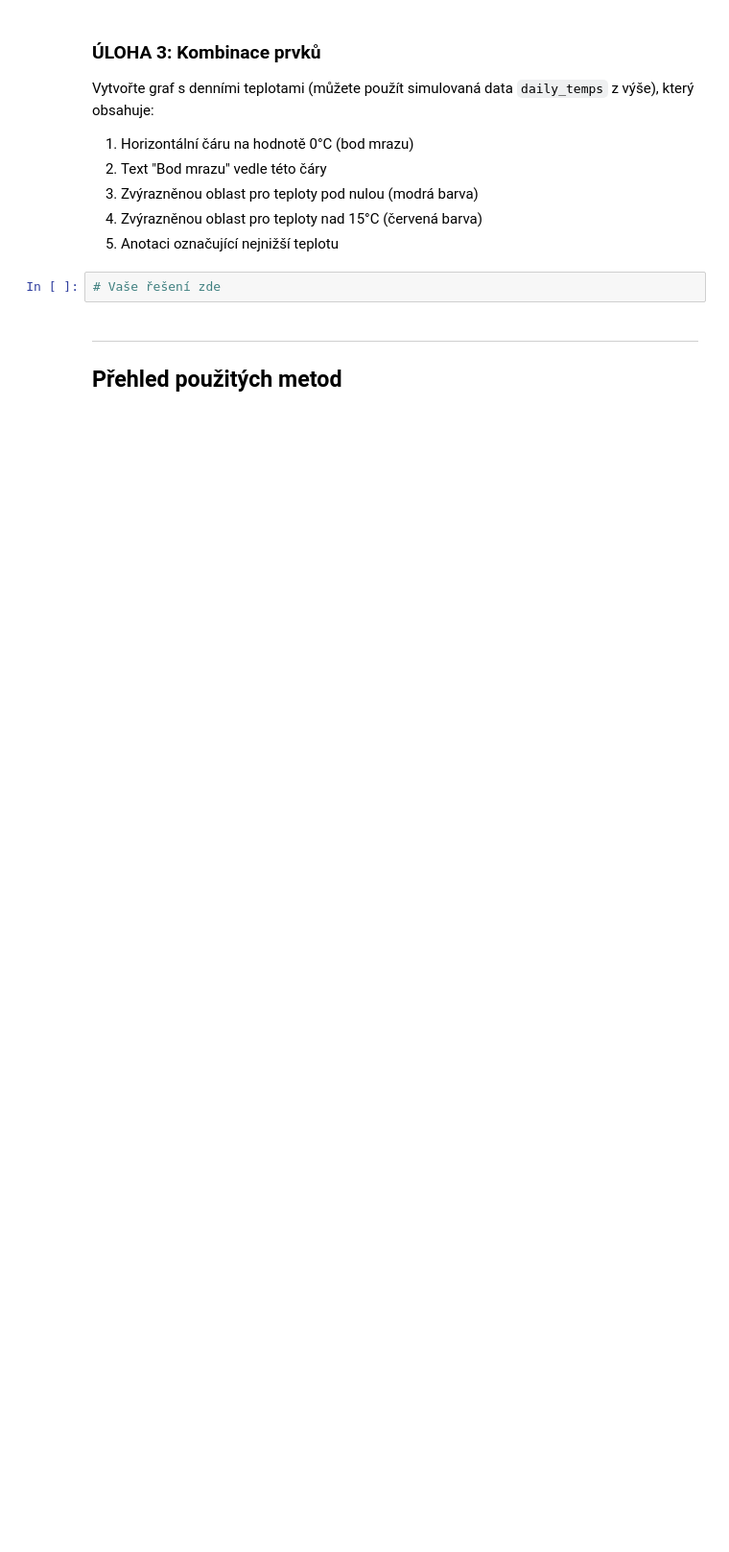
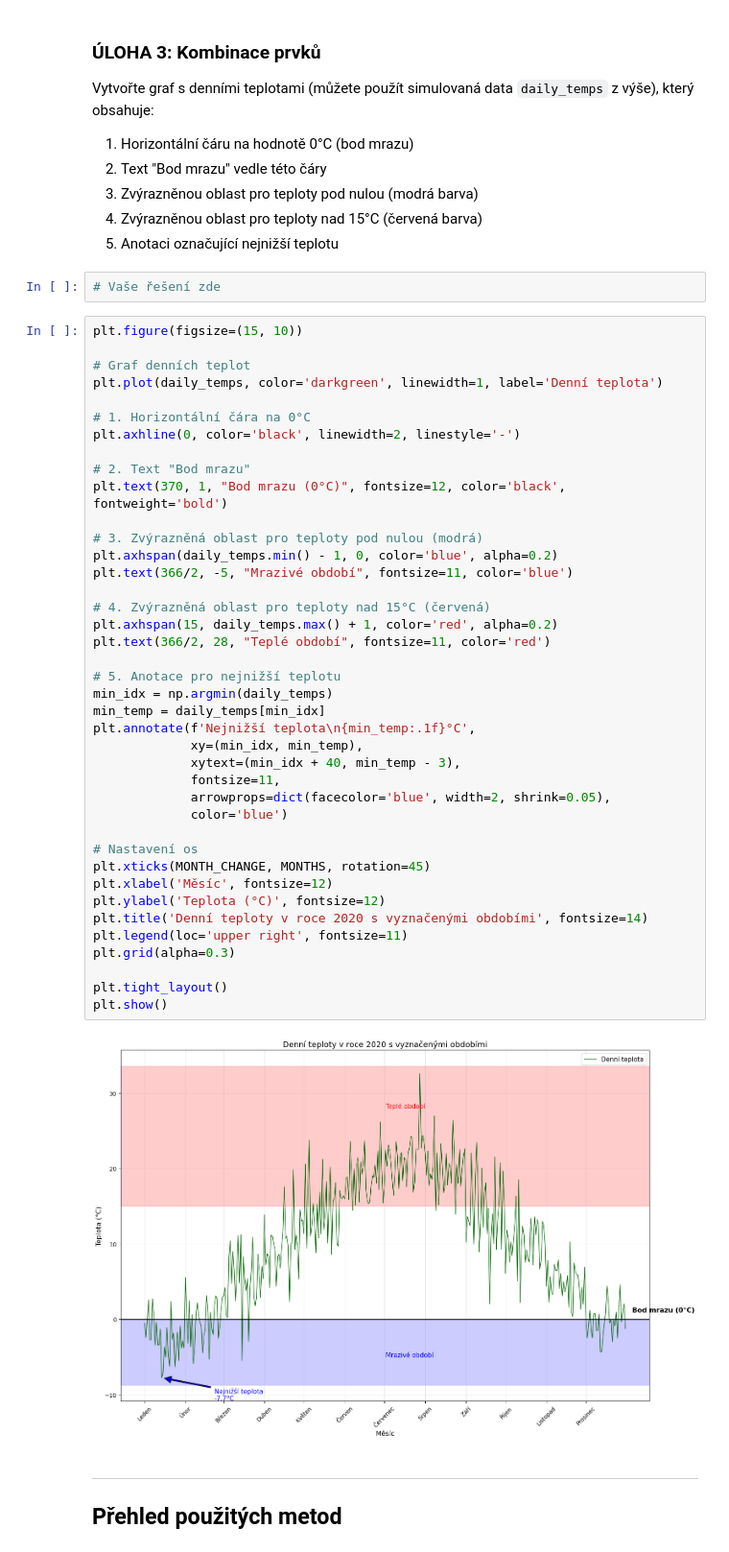
Before and after one commit to danakozakova/Python-CodersLab, a Jupyter notebook: Day_7/Day_7_04_Additional_plot_elements_reseni.ipynb, the cells around one changed output. Shown at 96% size. Cells and saved outputs as stored; diff of their text form; blank space fills up the shorter version.

```diff
--- a/Day_7/Day_7_04_Additional_plot_elements_reseni.ipynb
+++ b/Day_7/Day_7_04_Additional_plot_elements_reseni.ipynb
@@ -530,6 +734,48 @@ Vytvořte graf s denními teplotami (můžete použít simulovaná data `daily_t
 5. Anotaci označující nejnižší teplotu
 # %%
 # Vaše řešení zde
+# %%
+plt.figure(figsize=(15, 10))
+
+# Graf denních teplot
+plt.plot(daily_temps, color='darkgreen', linewidth=1, label='Denní teplota')
+
+# 1. Horizontální čára na 0°C
+plt.axhline(0, color='black', linewidth=2, linestyle='-')
+
+# 2. Text "Bod mrazu"
+plt.text(370, 1, "Bod mrazu (0°C)", fontsize=12, color='black', fontweight='bold')
+
+# 3. Zvýrazněná oblast pro teploty pod nulou (modrá)
+plt.axhspan(daily_temps.min() - 1, 0, color='blue', alpha=0.2)
+plt.text(366/2, -5, "Mrazivé období", fontsize=11, color='blue')
+
+# 4. Zvýrazněná oblast pro teploty nad 15°C (červená)
+plt.axhspan(15, daily_temps.max() + 1, color='red', alpha=0.2)
+plt.text(366/2, 28, "Teplé období", fontsize=11, color='red')
+
+# 5. Anotace pro nejnižší teplotu
+min_idx = np.argmin(daily_temps)
+min_temp = daily_temps[min_idx]
+plt.annotate(f'Nejnižší teplota\n{min_temp:.1f}°C',
+             xy=(min_idx, min_temp),
+             xytext=(min_idx + 40, min_temp - 3),
+             fontsize=11,
+             arrowprops=dict(facecolor='blue', width=2, shrink=0.05),
+             color='blue')
+
+# Nastavení os
+plt.xticks(MONTH_CHANGE, MONTHS, rotation=45)
+plt.xlabel('Měsíc', fontsize=12)
+plt.ylabel('Teplota (°C)', fontsize=12)
+plt.title('Denní teploty v roce 2020 s vyznačenými obdobími', fontsize=14)
+plt.legend(loc='upper right', fontsize=11)
+plt.grid(alpha=0.3)
+
+plt.tight_layout()
+plt.show()
+# %% [output]
+[figure, added]
 # %% [markdown]
 ---
 ## Přehled použitých metod
```
Also changed, not shown: parts of 19 cells of this notebook.
